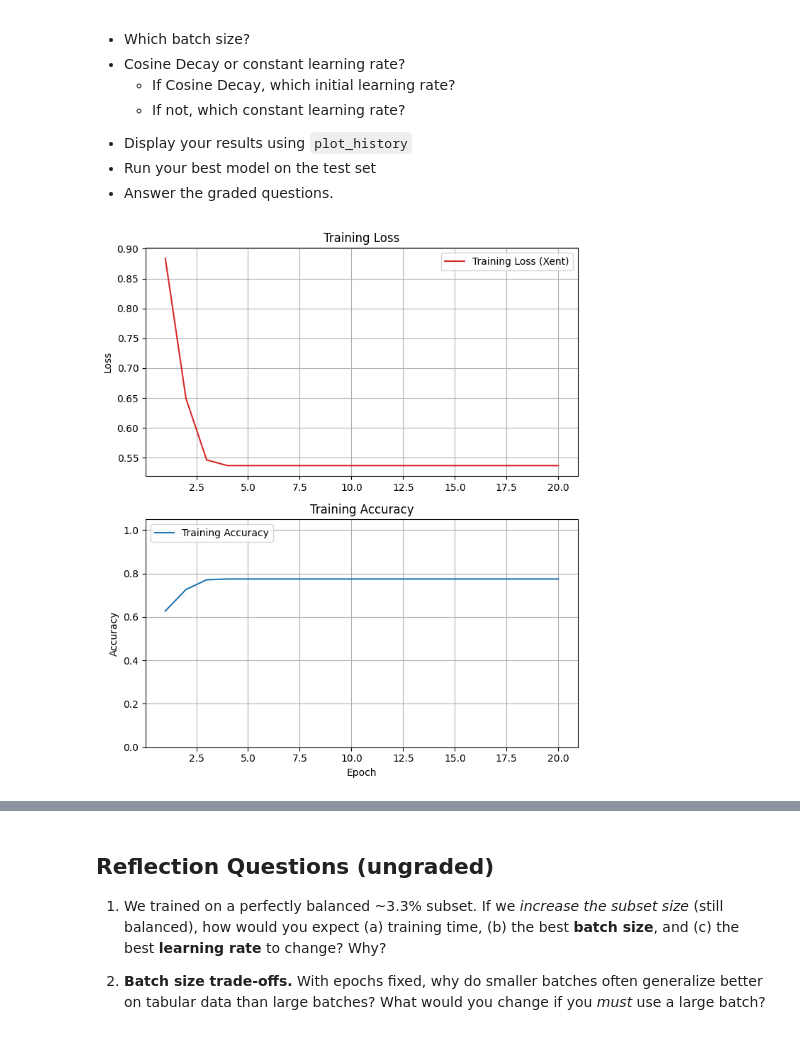
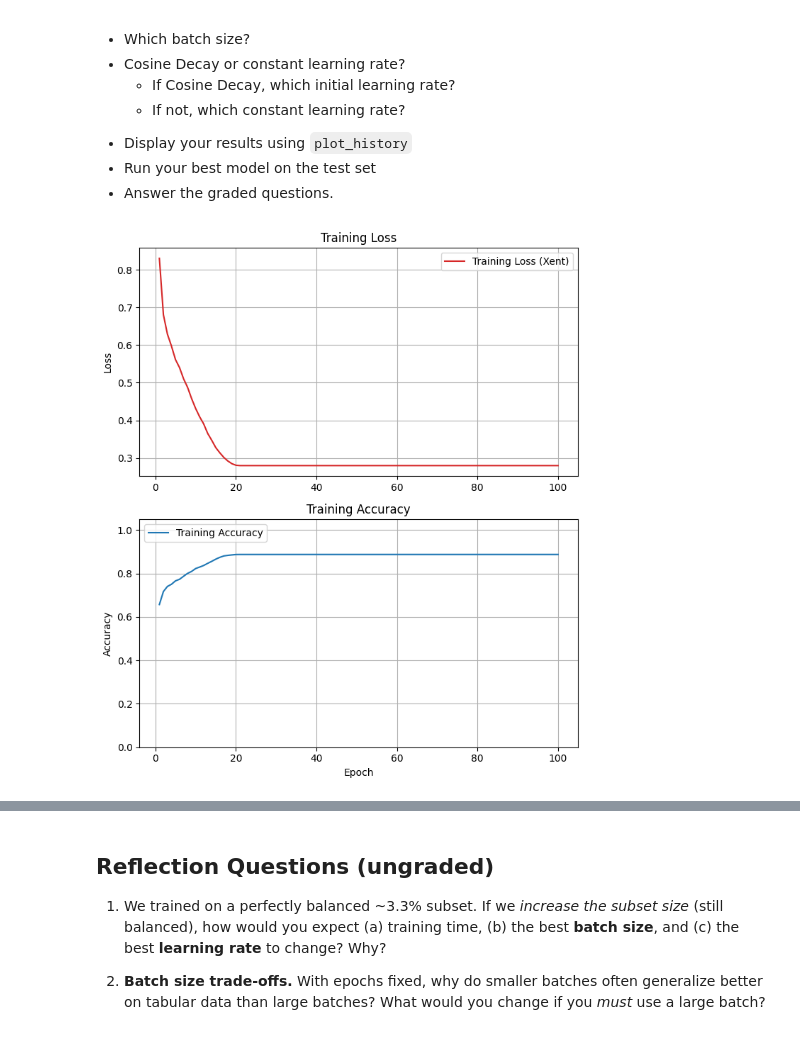
Before and after one commit to mwan30/Mod-7-Homework, a Jupyter notebook: Homework_02.ipynb, the cells around one changed output, grey strips where cells are left out. Saved outputs shown, nothing was run; the diff lists cells and outputs as text; code cells hidden in the pictures.

```diff
--- a/Homework_02.ipynb
+++ b/Homework_02.ipynb
@@ -497,28 +494,28 @@ Your choices are:
 # %%
 # Your code here -- add as many cells as you need
 
 lr_schedule = CosineDecay(
     initial_learning_rate = 0.01,
     decay_steps=total_steps
 )
 
 # Build model
 final_model = Sequential([
     Input(shape=(num_features,)),
     Dense(64, activation='relu'),
     Dense(32, activation='relu'),
     Dense(num_classes, activation='softmax')
 ])
 
 # Compile model
 optimizer = Adam(learning_rate=lr_schedule)
 loss = 'sparse_categorical_crossentropy'
 metrics = ['accuracy']
 
 final_model.compile(optimizer=optimizer, loss=loss, metrics=metrics)
 
 # Train model
-final_history = final_model.fit(X_train_scaled, y_train, epochs=20, batch_size=4, verbose=0)
+final_history = final_model.fit(X_train_scaled, y_train, epochs=100, batch_size=32, verbose=0)
 plot_history(final_history)
 # %% [output]
-[figure, old version]
+[figure, new version]
```
Also changed, not shown: parts of 18 cells of this notebook.
